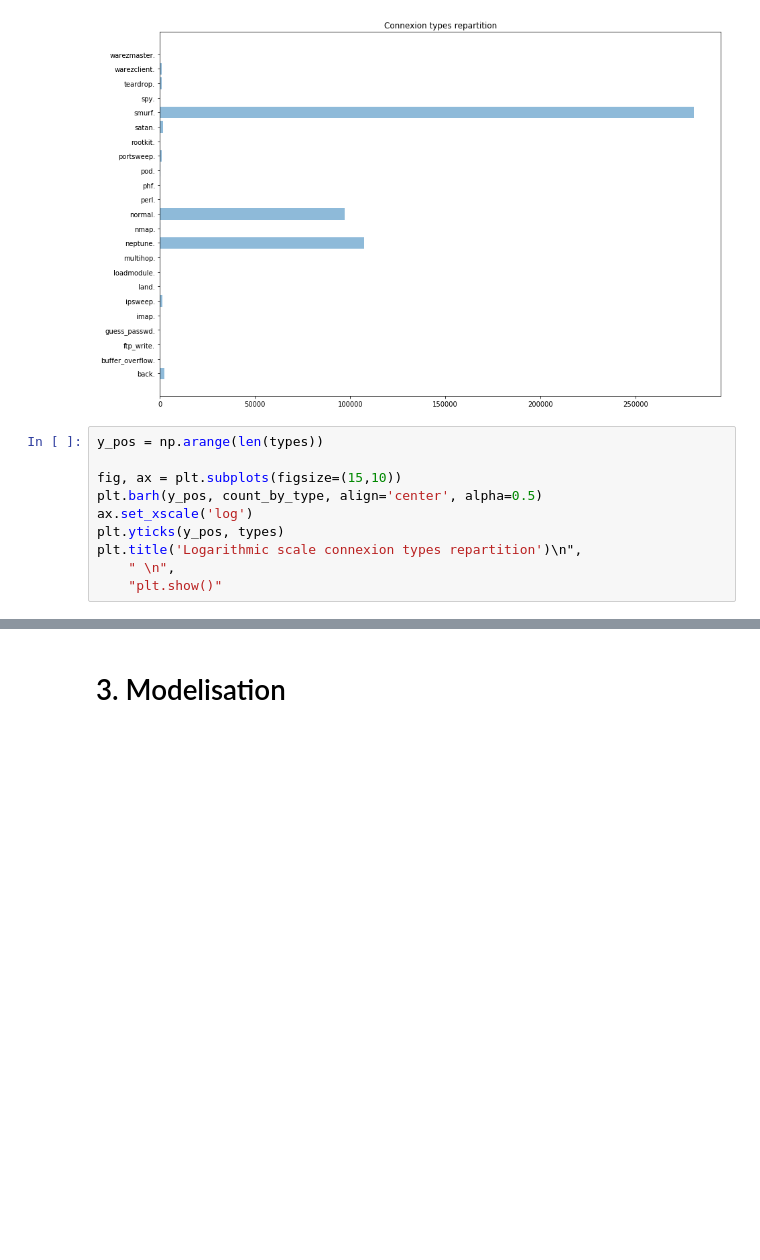
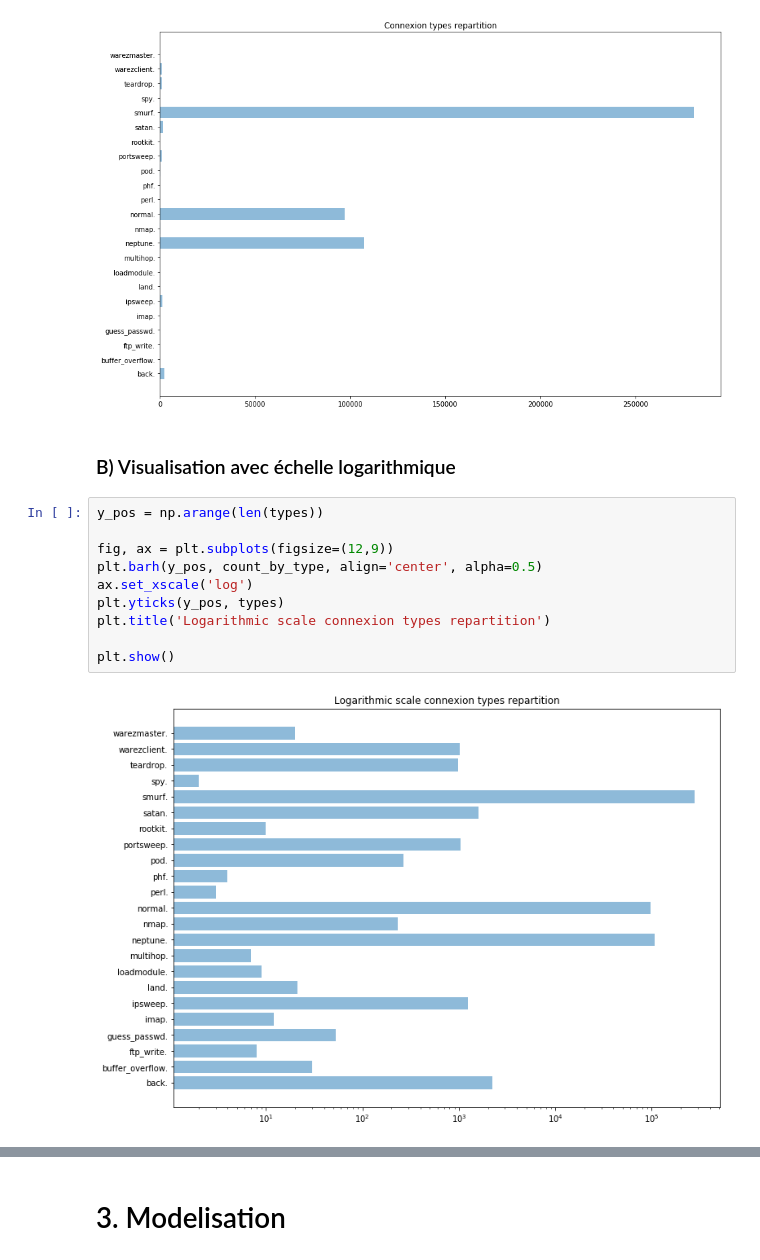
Before and after one commit to cvernerie/data-science-esilv, a Jupyter notebook: database-modelization.ipynb, the cells around one changed output, grey strips where cells are left out. Drawn from its saved outputs; the diff is of its cells as text; blank space fills up the shorter version.

```diff
--- a/database-modelization.ipynb
+++ b/database-modelization.ipynb
@@ -104,13 +106,17 @@ plt.title('Connexion types repartition')
 plt.show()
 # %% [output]
 [figure]
+# %% [markdown]
+### B) Visualisation avec échelle logarithmique
 # %%
 y_pos = np.arange(len(types))
 
-fig, ax = plt.subplots(figsize=(15,10))
+fig, ax = plt.subplots(figsize=(12,9))
 plt.barh(y_pos, count_by_type, align='center', alpha=0.5)
 ax.set_xscale('log')
 plt.yticks(y_pos, types)
-plt.title('Logarithmic scale connexion types repartition')\n",
-    " \n",
-    "plt.show()"
+plt.title('Logarithmic scale connexion types repartition')
+
+plt.show()
+# %% [output]
+[figure, added]
```
Also changed, not shown: parts of 19 cells of this notebook.
